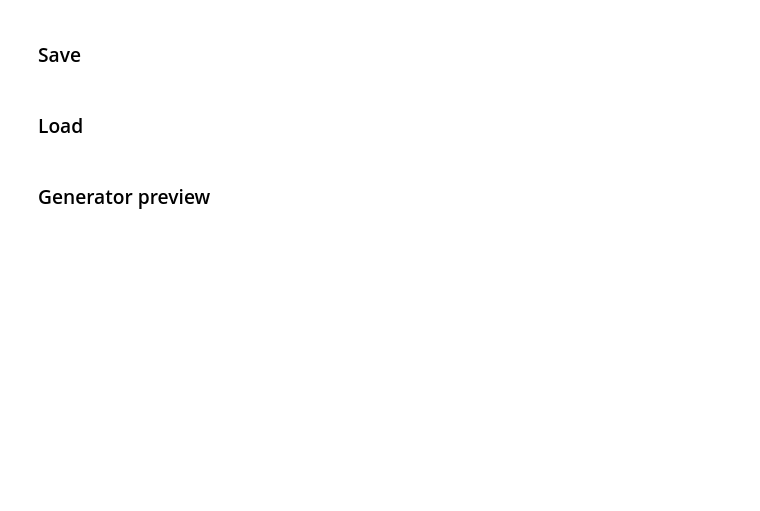
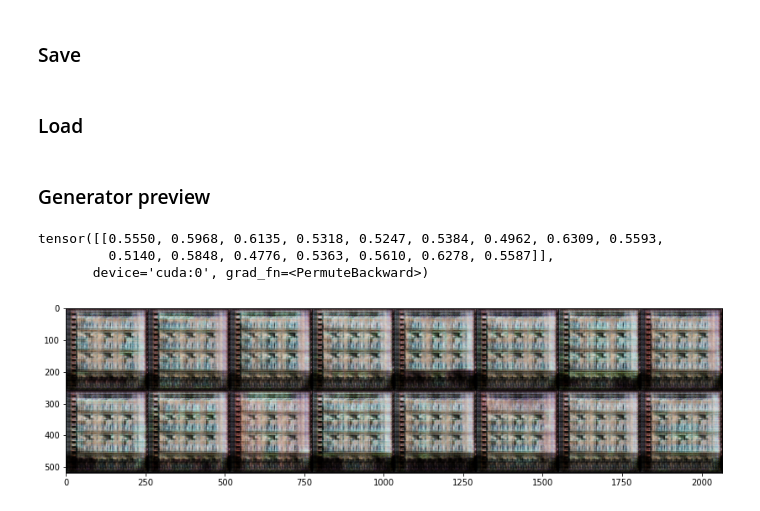
Before and after one commit to adriansuwala/ml2020-21, a Jupyter notebook: projekt/pix2pix.ipynb, the cells around one changed output. Cells and saved outputs as stored; diff of their text form; code cells hidden in the pictures; blank space fills up the shorter version.

```diff
--- a/projekt/pix2pix.ipynb
+++ b/projekt/pix2pix.ipynb
@@ -503,9 +564,16 @@ EPOCHS, BATCH_SIZE, stats = load_model("models/facades_2020-12-25_23-30_Keyboard
 # %% [markdown]
 ### Generator preview
 # %%
+imgs, masks = testiter.next()
+imgs, masks = imgs.to(DEVICE), masks.to(DEVICE)
 test = gen(masks)
 
 fig, ax = plt.subplots(figsize=(14,14))
-ax.imshow(torchvision.utils.make_grid(std*test + mean).detach().numpy().transpose(1, 2, 0), cmap="gray")
+ax.imshow(torchvision.utils.make_grid(std*test.to("cpu") + mean).detach().numpy().transpose(1, 2, 0), cmap="gray")
 
 print(dis(test, masks).T)
+# %% [output]
+tensor([[0.5550, 0.5968, 0.6135, 0.5318, 0.5247, 0.5384, 0.4962, 0.6309, 0.5593,
+         0.5140, 0.5848, 0.4776, 0.5363, 0.5610, 0.6278, 0.5587]],
+       device='cuda:0', grad_fn=<PermuteBackward>)
+[figure, added]
```
Also changed, not shown: parts of 26 cells of this notebook, 1 other file.
